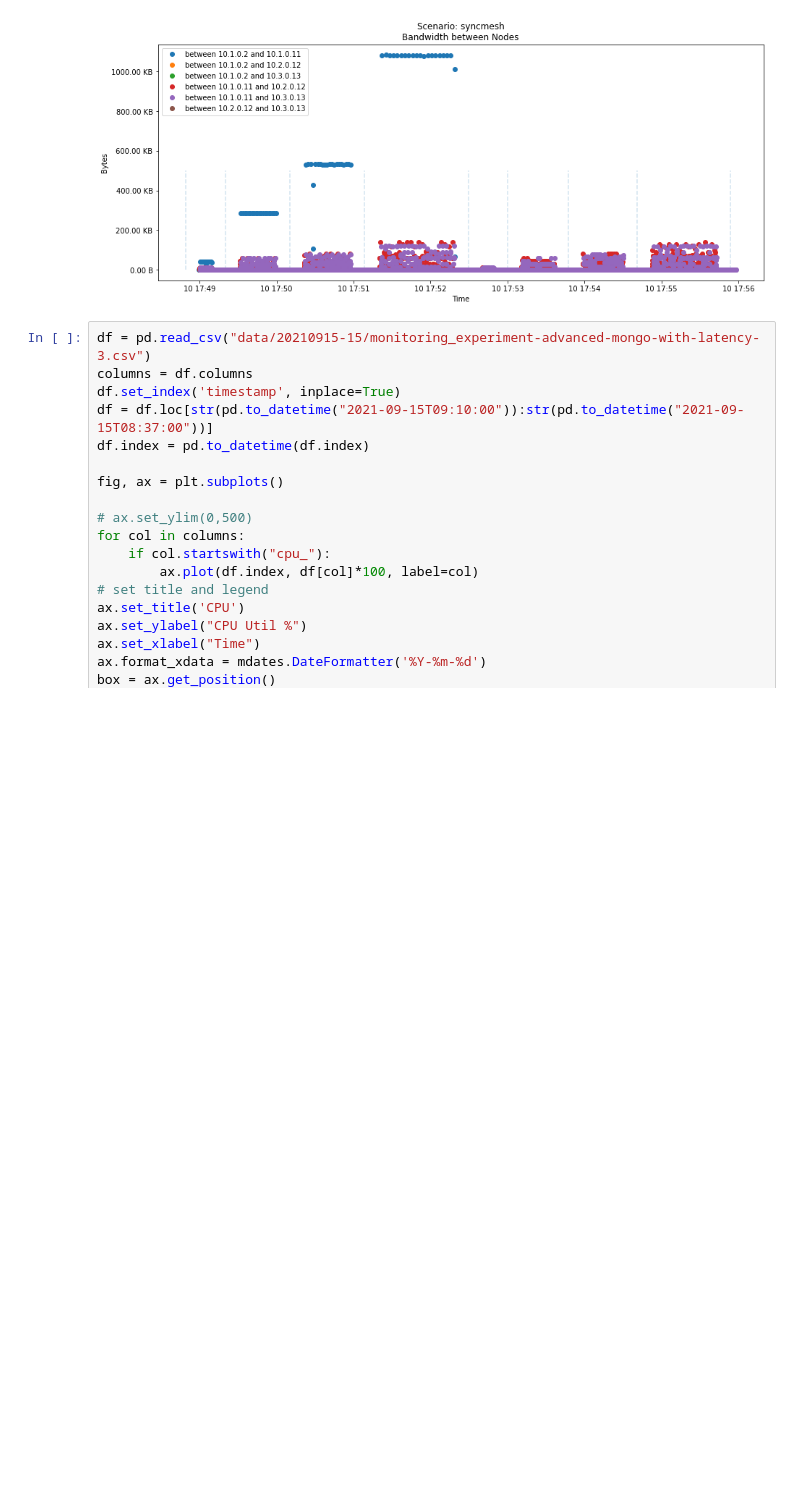
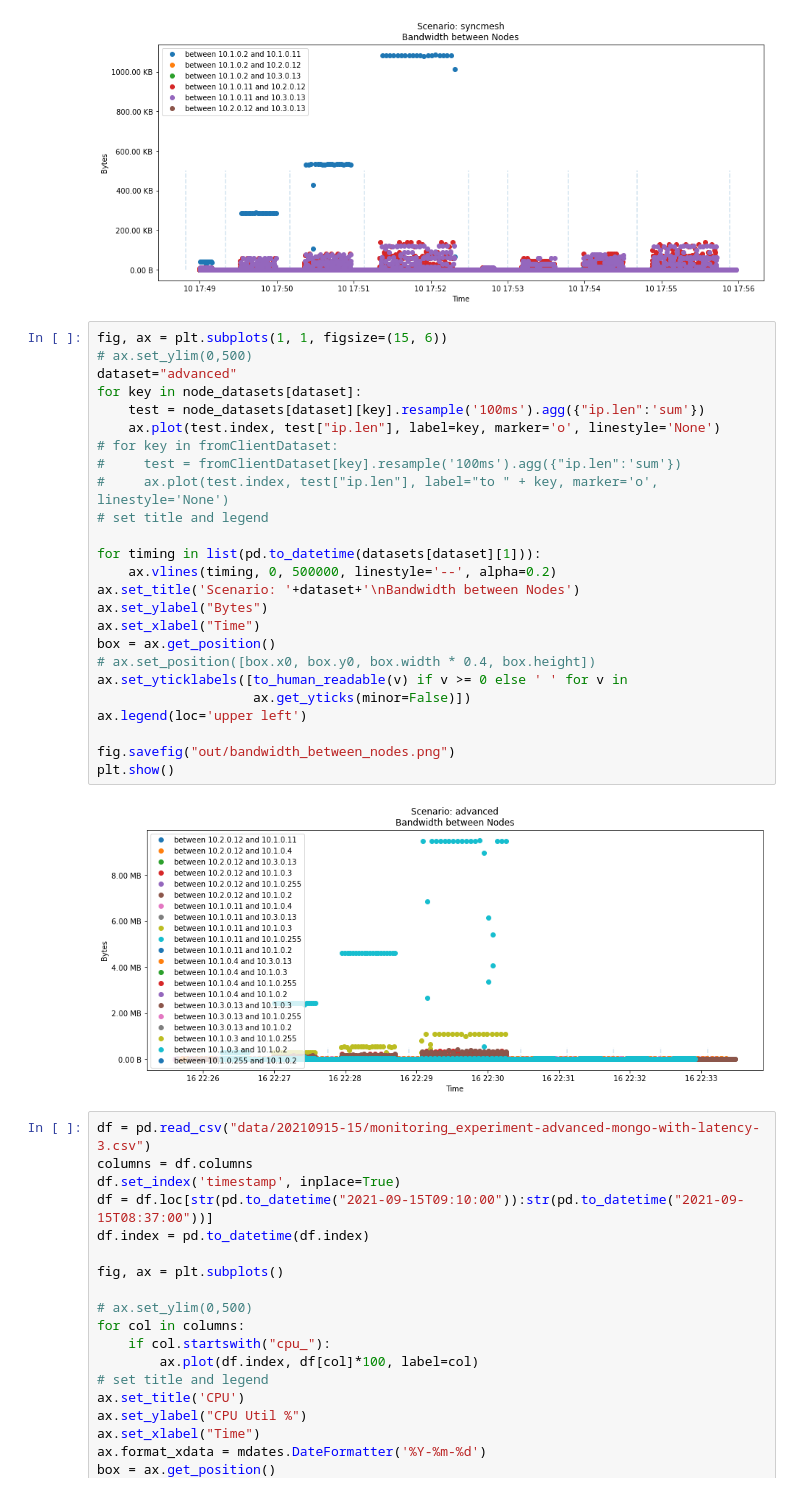
Before and after one commit to dos-group/syncmesh, a Jupyter notebook: evaluation/03_Pcap.ipynb, the cells around one changed output. Drawn from its saved outputs; the diff is of its cells as text; blank space fills up the shorter version.

```diff
--- a/evaluation/03_Pcap.ipynb
+++ b/evaluation/03_Pcap.ipynb
@@ -489,6 +515,33 @@ fig.savefig("out/bandwidth_between_nodes.png")
 plt.show()
 # %% [output]
 [figure]
+# %%
+fig, ax = plt.subplots(1, 1, figsize=(15, 6))
+# ax.set_ylim(0,500)
+dataset="advanced"
+for key in node_datasets[dataset]:
+    test = node_datasets[dataset][key].resample('100ms').agg({"ip.len":'sum'})
+    ax.plot(test.index, test["ip.len"], label=key, marker='o', linestyle='None')
+# for key in fromClientDataset:
+#     test = fromClientDataset[key].resample('100ms').agg({"ip.len":'sum'})
+#     ax.plot(test.index, test["ip.len"], label="to " + key, marker='o', linestyle='None')
+# set title and legend
+
+for timing in list(pd.to_datetime(datasets[dataset][1])):
+    ax.vlines(timing, 0, 500000, linestyle='--', alpha=0.2)
+ax.set_title('Scenario: '+dataset+'\nBandwidth between Nodes')
+ax.set_ylabel("Bytes")
+ax.set_xlabel("Time")
+box = ax.get_position()
+# ax.set_position([box.x0, box.y0, box.width * 0.4, box.height])
+ax.set_yticklabels([to_human_readable(v) if v >= 0 else ' ' for v in
+                    ax.get_yticks(minor=False)])
+ax.legend(loc='upper left')
+
+fig.savefig("out/bandwidth_between_nodes.png")
+plt.show()
+# %% [output]
+[figure, added]
 # %%
 df = pd.read_csv("data/20210915-15/monitoring_experiment-advanced-mongo-with-latency-3.csv")
 columns = df.columns
```
Also changed, not shown: parts of 10 cells of this notebook, 1 other file.
